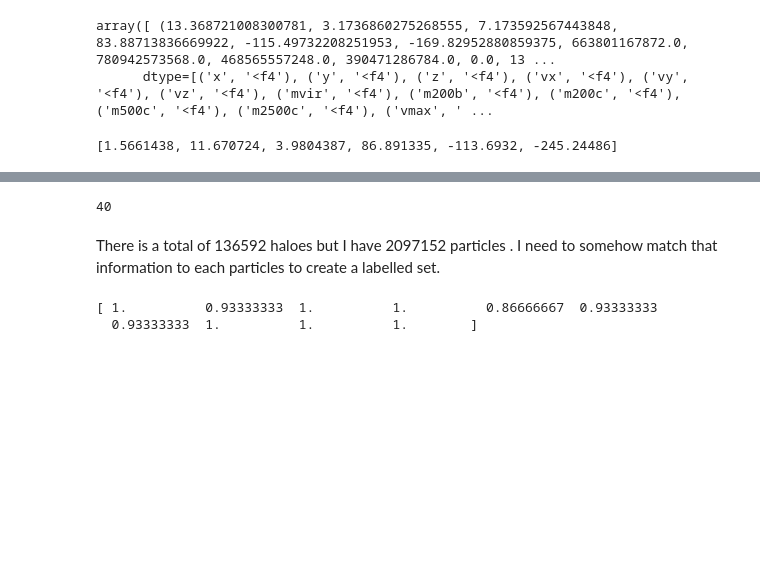
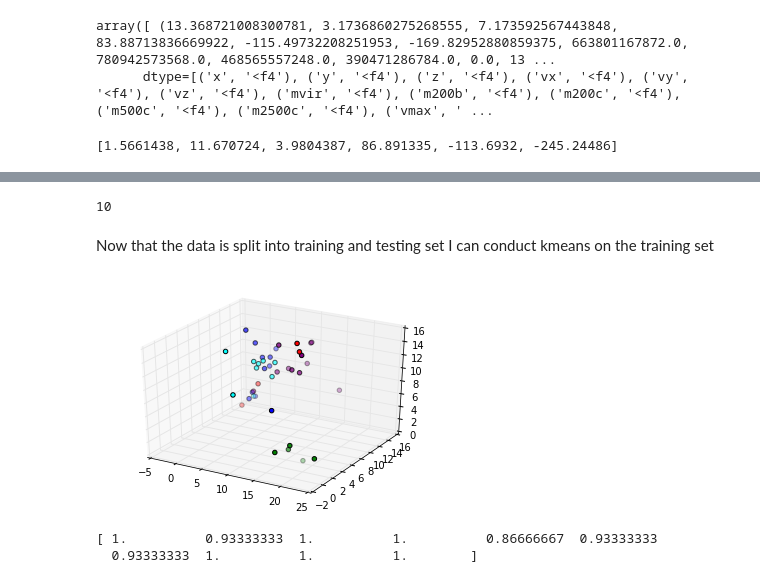
Before and after one commit to dorisjlee/halo_find, a Jupyter notebook: 10_23_2015_GridSearchApplytoParticleData2.ipynb, the cells around one changed output, grey strips where cells are left out. Saved outputs shown, nothing was run; the diff lists cells and outputs as text; code cells hidden in the pictures; blank space fills up the shorter version.

```diff
--- a/10_23_2015_GridSearchApplytoParticleData2.ipynb
+++ b/10_23_2015_GridSearchApplytoParticleData2.ipynb
@@ -80,9 +80,9 @@ list(get_halo(filtered_catalog)[-1][14][0])[:6]
 train = []
 test = []
 for n in np.arange(51):
-    if n <10:
+    if n >10:
         train.append(list(get_halo(filtered_catalog)[-1][n][0])[:6])
-    elif n>10:
+    elif n<10:
         test.append(list(get_halo(filtered_catalog)[-1][n][0])[:6])
 # %%
 len(train)
@@ -91,9 +91,29 @@ len(train)
 # %%
 len(test)
 # %% [output]
-40
+10
-# %% [markdown]
-There is a total of 136592 haloes but I have 2097152 particles . I need to somehow match that information to each particles to create a labelled set.
+# %% [markdown]
+Now that the data is split into training and testing set I can conduct kmeans on the training set
+# %%
+train = np.array(train)
+test = np.array(test)
+# %%
+from sklearn.cluster import KMeans
+num_clusters=5
+clf = KMeans(n_clusters=num_clusters)
+clf.fit(train)
+centers=clf.cluster_centers_
+labels=clf.predict(train)
+# %%
+from mpl_toolkits.mplot3d import Axes3D
+fig = plt.figure()
+ax = fig.add_subplot(111, projection='3d')
+color = ["red","green","blue","cyan","purple","orange","magenta","brown","yellow","lime"]
+for i in range(num_clusters):
+    group  = np.where(labels==i)
+    ax.scatter(train[group,0], train[group,1],train[group,2],c=color[i])#, c=c, marker=m)
+# %% [output]
+[figure, added]
 # %%
 iris = load_iris()
 # create X (features) and y (response)
```
Also changed, not shown: parts of 1 cell of this notebook.
